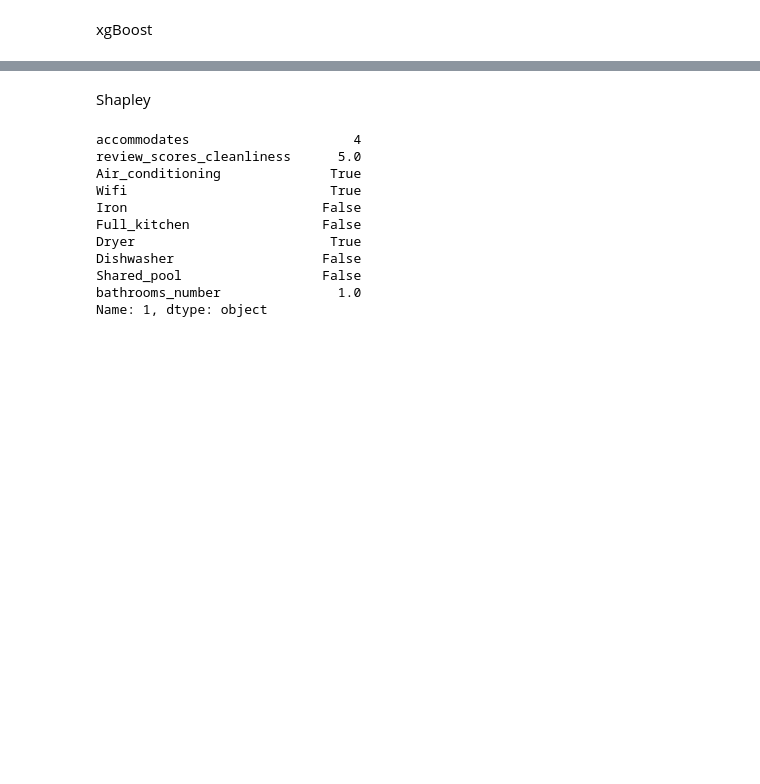
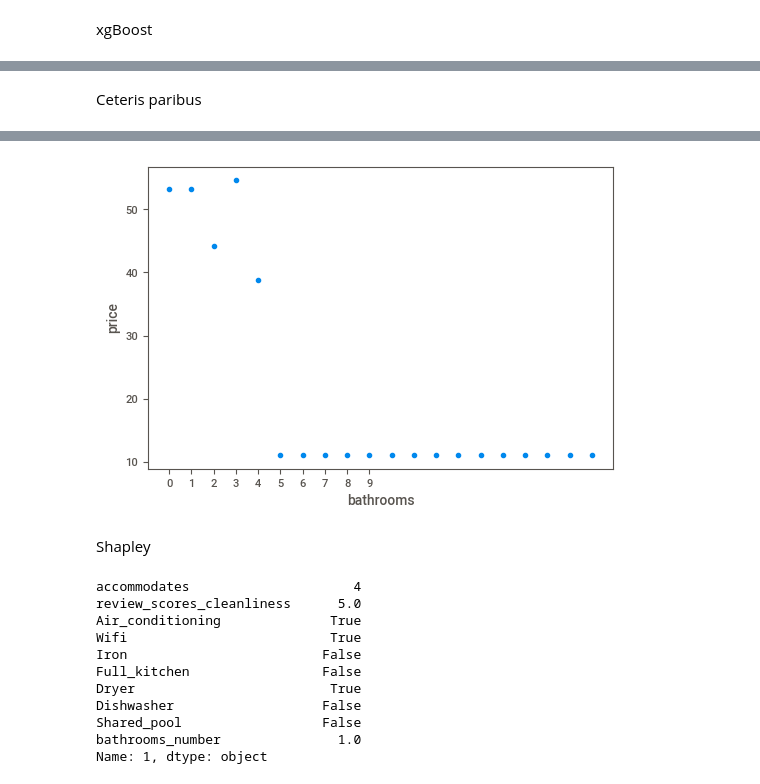
Before and after one commit to MarieeCzy/airbnb_ml_model, a Jupyter notebook: sevilla_city.ipynb, the cells around one changed output, grey strips where cells are left out. Cells and saved outputs as stored; diff of their text form; code cells hidden in the pictures; blank space fills up the shorter version.

Commit message:
Add files via upload
Add ceteris paribus

```diff
--- a/sevilla_city.ipynb
+++ b/sevilla_city.ipynb
@@ -383,0 +405,56 @@ mean_squared_error(y_test, predicted)
+# %% [markdown]
+Ceteris paribus
+# %%
+# Simpler example
+
+data_temp = pd.DataFrame({"bathrooms_number" : [x for x in range(20)]})
+#data_temp['review_scores_cleanliness'] = 5
+
+
+#data_temp['number_of_reviews'] = 100
+
+variables = [
+ 'accommodates',
+ #'bedrooms',
+ 'review_scores_cleanliness',
+ 'Air_conditioning',
+ 'Wifi',
+ #'Kitchen',
+ #'Microwave',
+ #'Refrigerator',
+ 'Iron',
+ 'Full_kitchen',
+ #'Coffee_maker',
+ 'Dryer',
+ #'Shared_garden_or_backyard',
+ #'Washer',
+ #'Breakfast',
+ #'Toaster',
+ #'Wine_glasses',
+ 'Dishwasher',
+ 'Shared_pool',
+ 'bathrooms_number']
+#variables = ['bathrooms_number']#, 'number_of_reviews']
+data_subset = data.loc[:, variables + ['price']]
+data_subset.dropna(inplace=True)
+data_subset = data_subset.iloc[:10000,:]
+X = data_subset.loc[:,variables]
+#X = preprocessing.scale(X) #We don't have to scale it as trees don't care about distributions, means, and all that smart stuff
+y = np.array(data_subset.price)
+model = xgboost.XGBRegressor(n_estimators=100, verbosity=1, random_state=7)
+model.fit(X, y)
+
+#We need to reindex, because xgboost is an annoyance
+data_temp = data_temp.reindex(columns=data_subset.columns)
+data_temp.drop('price', axis=1, inplace=True)
+
+#Predict
+predictions_temp = model.predict(data_temp)
+
+#Plot
+plt.scatter(x=data_temp.bathrooms_number, y=predictions_temp)
+plt.xlabel('bathrooms')
+plt.ylabel('price')
+plt.xticks(range(10))
+plt.show()
+# %% [output]
@@ -384,3 +462,4 @@ mean_squared_error(y_test, predicted)
+[figure, added]
 # %% [markdown]
 Shapley
 # %%
```
Also changed, not shown: parts of 12 cells of this notebook.
